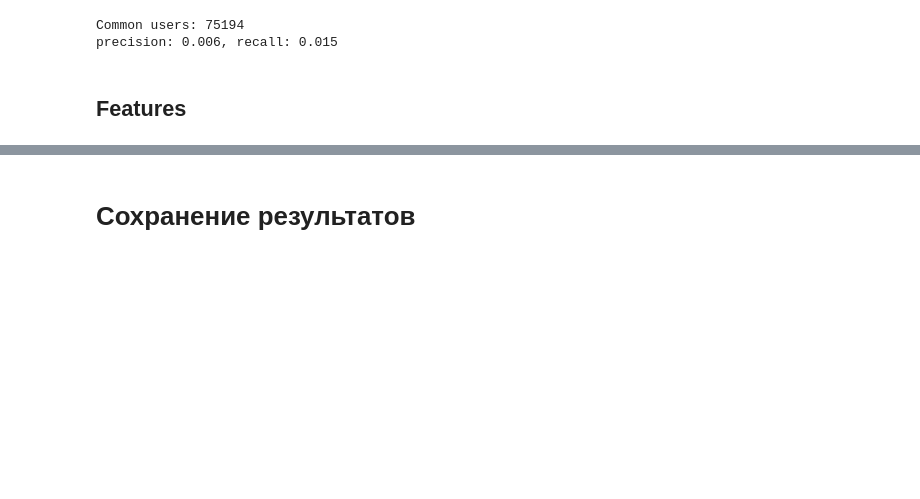
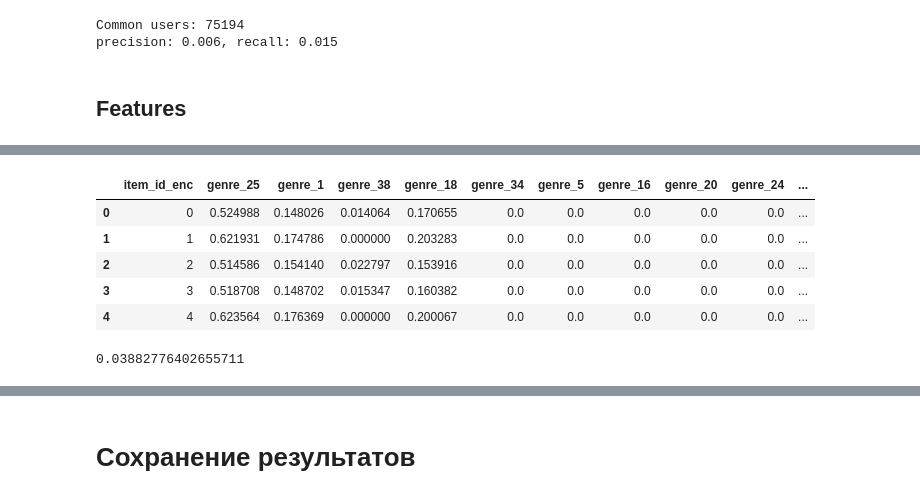
Before and after one commit to Jonzzi/mle-recsys-start, a Jupyter notebook: preprocessing.ipynb, the cells around one changed output, grey strips where cells are left out. Cells and saved outputs as stored; diff of their text form; code cells hidden in the pictures; blank space fills up the shorter version.

```diff
--- a/preprocessing.ipynb
+++ b/preprocessing.ipynb
@@ -1570,0 +1602,10 @@ candidates_to_rank['age'].mean()
+# %%
+# определяем индексы топ-10 жанров и всех остальных
+genres_top_k = 10
+genres_top_idx = genres.sort_values("votes", ascending=False).head(genres_top_k).index
+genres_others_idx = list(set(genres.index) - set(genres_top_idx))
+
+genres_top_columns = [f"genre_{id}" for id in genres_top_idx]
+genres_others_column = "genre_others"
+genre_columns = genres_top_columns + [genres_others_column]
+print(genre_columns)
@@ -1570,0 +1647,22 @@ candidates_to_rank['age'].mean()
+# %%
+# составляем таблицу принадлежности книг к жанрам
+item_genres = (
+    pd.concat([
+        # топ жанров
+        pd.DataFrame.sparse.from_spmatrix(all_items_genres_csr[:, genres_top_idx], columns=genres_top_columns),
+        # все остальные жанры
+        pd.DataFrame(all_items_genres_csr[:, genres_others_idx].sum(axis=1), columns=[genres_others_column])
+        ],
+        axis=1)
+    .reset_index()
+    .rename(columns={"index": "item_id_enc"})
+)
+# %%
+item_genres.head()
+# %% [output]
+|  | item_id_enc | genre_25 | genre_1 | genre_38 | genre_18 | genre_34 | genre_5 | genre_16 | genre_20 | genre_24 | ... |
+| 0 | 0 | 0.524988 | 0.148026 | 0.014064 | 0.170655 | 0.0 | 0.0 | 0.0 | 0.0 | 0.0 | ... |
+| 1 | 1 | 0.621931 | 0.174786 | 0.000000 | 0.203283 | 0.0 | 0.0 | 0.0 | 0.0 | 0.0 | ... |
+| 2 | 2 | 0.514586 | 0.154140 | 0.022797 | 0.153916 | 0.0 | 0.0 | 0.0 | 0.0 | 0.0 | ... |
+| 3 | 3 | 0.518708 | 0.148702 | 0.015347 | 0.160382 | 0.0 | 0.0 | 0.0 | 0.0 | 0.0 | ... |
+| 4 | 4 | 0.623564 | 0.176369 | 0.000000 | 0.200067 | 0.0 | 0.0 | 0.0 | 0.0 | 0.0 | ... |
@@ -1570,0 +1689,4 @@ candidates_to_rank['age'].mean()
+# %%
+candidates_for_train['genre_34'].astype(float).median()
+# %% [output]
+0.03882776402655711
```
Also changed, not shown: parts of 66 cells of this notebook.
